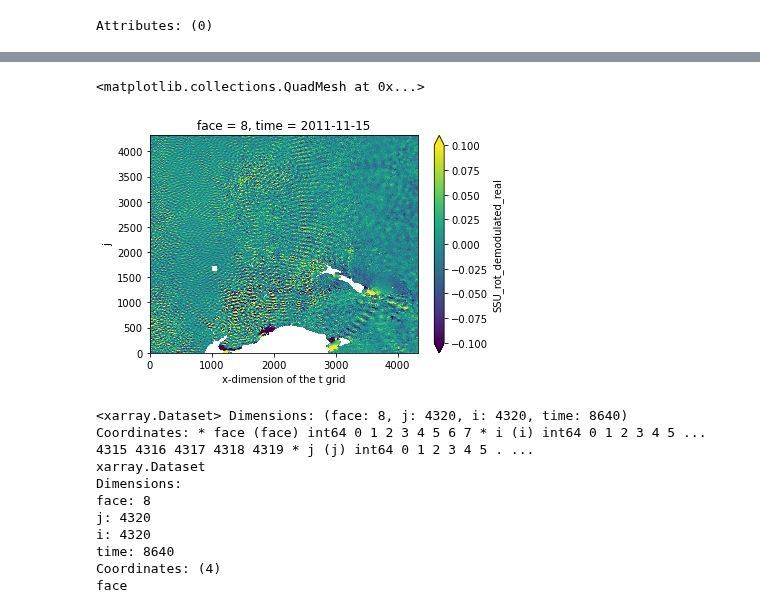
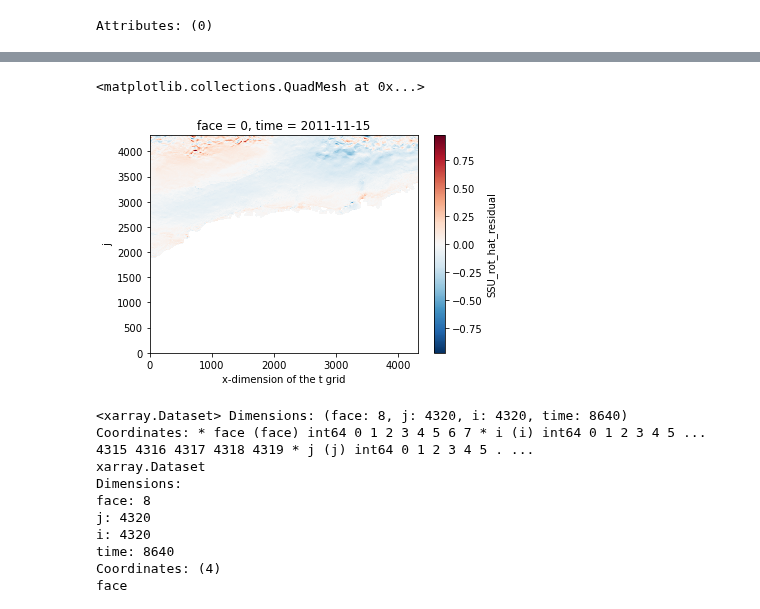
Before and after one commit to zcasparco/equinox_phd, a Jupyter notebook: llc4320/signal_filtering_store.ipynb, the cells around one changed output, grey strips where cells are left out. Saved outputs shown, nothing was run; the diff lists cells and outputs as text; code cells hidden in the pictures.

```diff
--- a/llc4320/signal_filtering_store.ipynb
+++ b/llc4320/signal_filtering_store.ipynb
@@ -419,6 +434,12 @@ def merge(ds):
 
     _ds = ut._reset_chunk_encoding(_ds)
     return _ds
+
+def residual(ds,V='SSU_rot_hat'):
+    _ds = ds.copy()
+    _ds[V+'_residual'] = _ds[V]-_ds[V].mean('time')
+    _ds = ut._reset_chunk_encoding(_ds)
+    return _ds
 # %%
 def rechunked(ds):
     _ds = ds.chunk({'i':4320//4}) #'time':16,
@@ -468,3 +489,6 @@ float64
 dask.array<chunksize=(1, 100, 100, 8640), meta=np.ndarray>
 | Array Chunk Bytes 5.87 TiB 659.18... |  |
 Attributes: (0)
+# %%
+ds = xr.open_zarr(ut.work_data_dir+'filtered_itide/SSU_low.zarr')
+ds
@@ -474,11 +518,11 @@ face = 1
 import os, dask
 with dask.config.set(**{'array.slicing.split_large_chunks': False}):
     ds_out, zarr = ut.custom_distribute(ds,#xr.merge([ds0,ds1]),
-                                        merge,
+                                        residual,
                                         overwrite=True,
-                                        suffix="SSU_demodulated__.zarr",
+                                        suffix="SSU_lpassed.zarr",
                                         tmp_dir=os.path.join(ut.root_data_dir, "filtered_itide"),
-                                        append=False,
+                                        append=True,
                                         face=face
 #                                        j=50
                                         )
@@ -522,8 +556,8 @@ Attributes: (0)
 # %%
-ds_out.SSU_rot_demodulated_real.isel(face=0,time=0).sortby(['i','j']).plot(cmap='viridis',vmax=0.1)
+ds_out.SSU_rot_hat_residual.isel(face=0,time=0).plot()
 # %% [output]
 <matplotlib.collections.QuadMesh at 0x...>
-[figure, old version]
+[figure, new version]
 # %%
 ds_out = xr.concat([xr.open_zarr(ut.work_data_dir+'filtered_itide/SSU_demodulated_.zarr_%s'%i) for i in np.arange(0,8)],dim='face')
 ds_out
```
Also changed, not shown: parts of 3 cells of this notebook, 5 other files.
